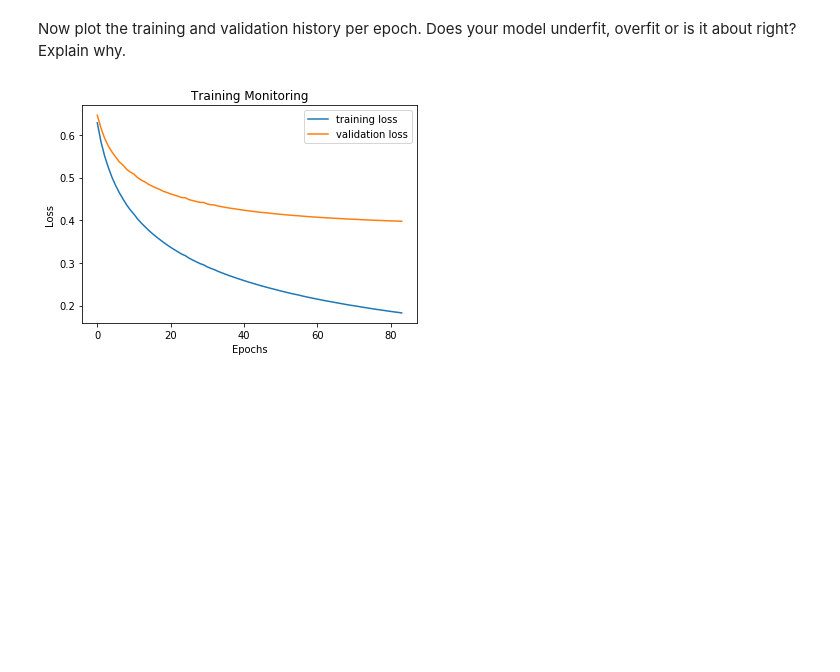
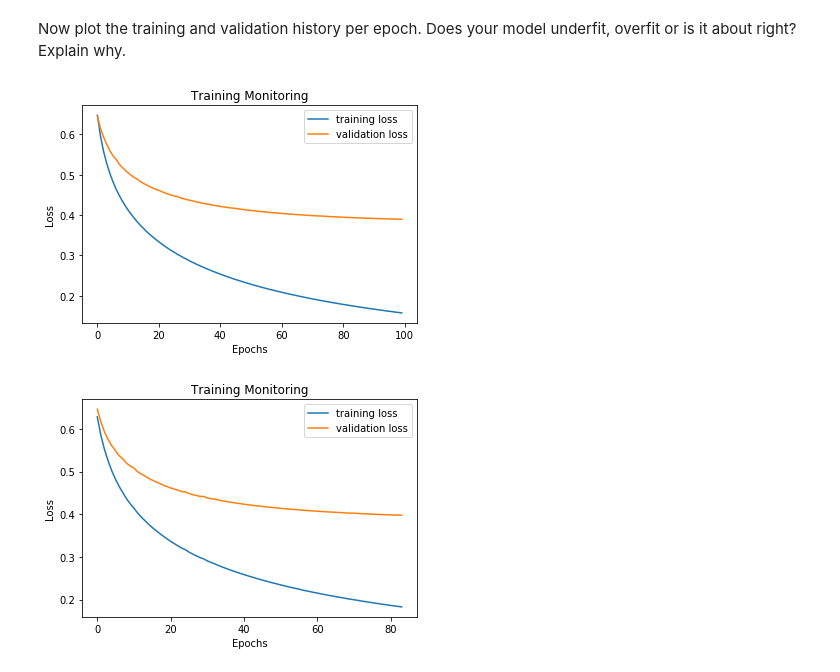
Before and after one commit to SilvesterHsu/COM6513-NLP, a Jupyter notebook: assignment1/assignment1-write.ipynb, the cells around one changed output. Saved outputs shown, nothing was run; the diff lists cells and outputs as text; code cells hidden in the pictures; blank space fills up the shorter version.

```diff
--- a/assignment1/assignment1-write.ipynb
+++ b/assignment1/assignment1-write.ipynb
@@ -634,7 +652,10 @@ and returns:
 def predict_class(X, weights):
 
     # fill in your code...
+    preds_proba = predict_proba(X, weights)
+    preds_class = sigmoid(preds_proba)
 
+    assert preds_proba.shape == (X.shape[0],1)
     return preds_class
 # %% [markdown]
 To learn the weights from data, we need to minimise the binary cross-entropy loss. Implement `binary_loss` that takes as input:
@@ -656,3 +671,20 @@ def binary_loss(X, Y, weights, alpha=0.00001):
+# %%
+def binary_loss(X, Y, weights, alpha=0.00001):
+
+    # fill in your code...
+    eps = np.finfo(np.float64).eps
+    preds_class = predict_class(X, weights)
+    l = -1*(Y*np.log(preds_class+eps) + (1-Y)*np.log(1-preds_class+eps)) + alpha*np.dot(weights, weights.T)
+    l = np.mean(l)
+    assert l.shape == (1,1) or type(l) == np.float64
+    return l#.item()
+# %%
+def gradient(X, y, weights, alpha=0.00001):
+    m = len(X)
+    h = predict_class(X, weights)
+    dw = np.dot((h - y).T,X)/m + 2*alpha*weights/m
+    assert dw.shape == weights.shape
+    return dw
 # %% [markdown]
 Now, you can implement Stochastic Gradient Descent to learn the weights of your sentiment classifier. The `SGD` function takes as input:
 
@@ -715,0 +768,7 @@ Epoch: 83| Training loss: 0.18298816020164818| Validation loss: 0.39772399858098
+# %%
+w_count, loss_tr_count, dev_loss_count = SGD(X_tr_count, Y_tr,
+                                             X_dev=X_dev_count,
+                                             Y_dev=Y_dev,
+                                             lr=0.0001,
+                                             alpha=0.001,
+                                             epochs=100)
@@ -716,5 +793,19 @@ Epoch: 83| Training loss: 0.18298816020164818| Validation loss: 0.39772399858098
 # %% [markdown]
 Now plot the training and validation history per epoch. Does your model underfit, overfit or is it about right? Explain why.
+# %%
+%matplotlib inline
+fig = plt.figure()
+plt.plot(range(len(loss_tr_count)),loss_tr_count,label='training loss')
+plt.plot(range(len(dev_loss_count)),dev_loss_count,label='validation loss')
+
+plt.xlabel('Epochs')
+plt.ylabel('Loss')
+plt.title('Training Monitoring')
+
+plt.legend()
+plt.show()
+# %% [output]
+[figure, added]
 # %%
 # %% [output]
 [figure]
```
Also changed, not shown: parts of 17 cells of this notebook.
